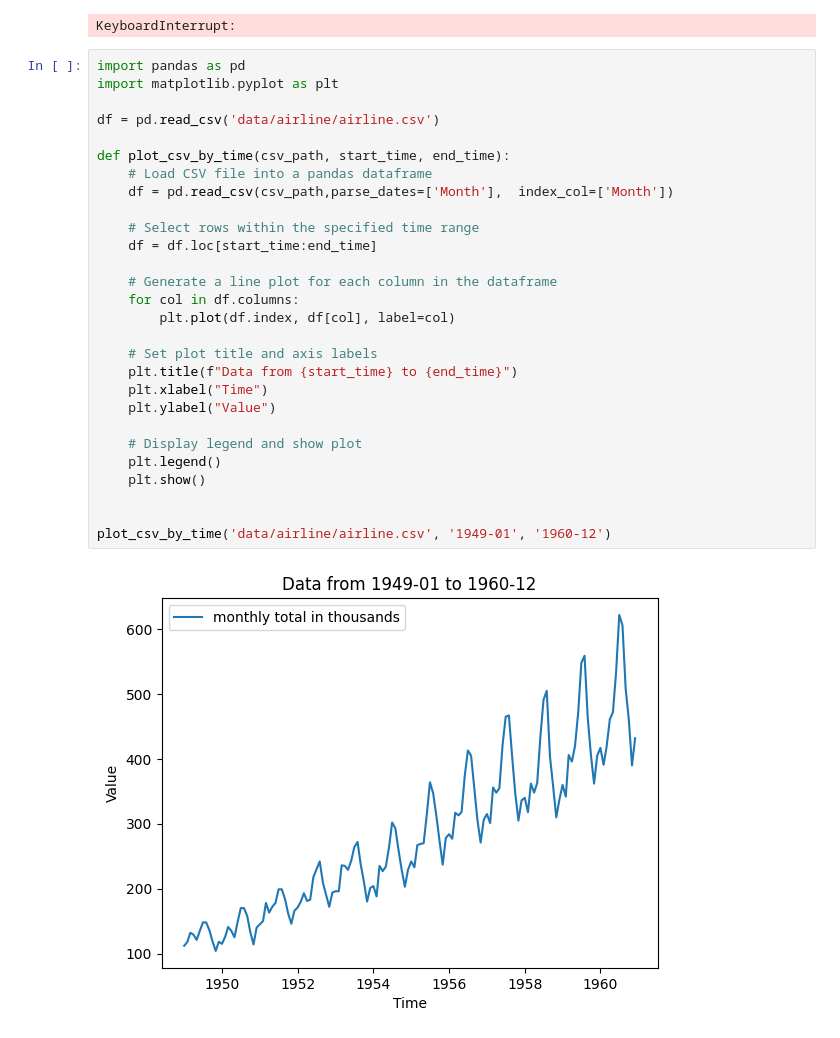
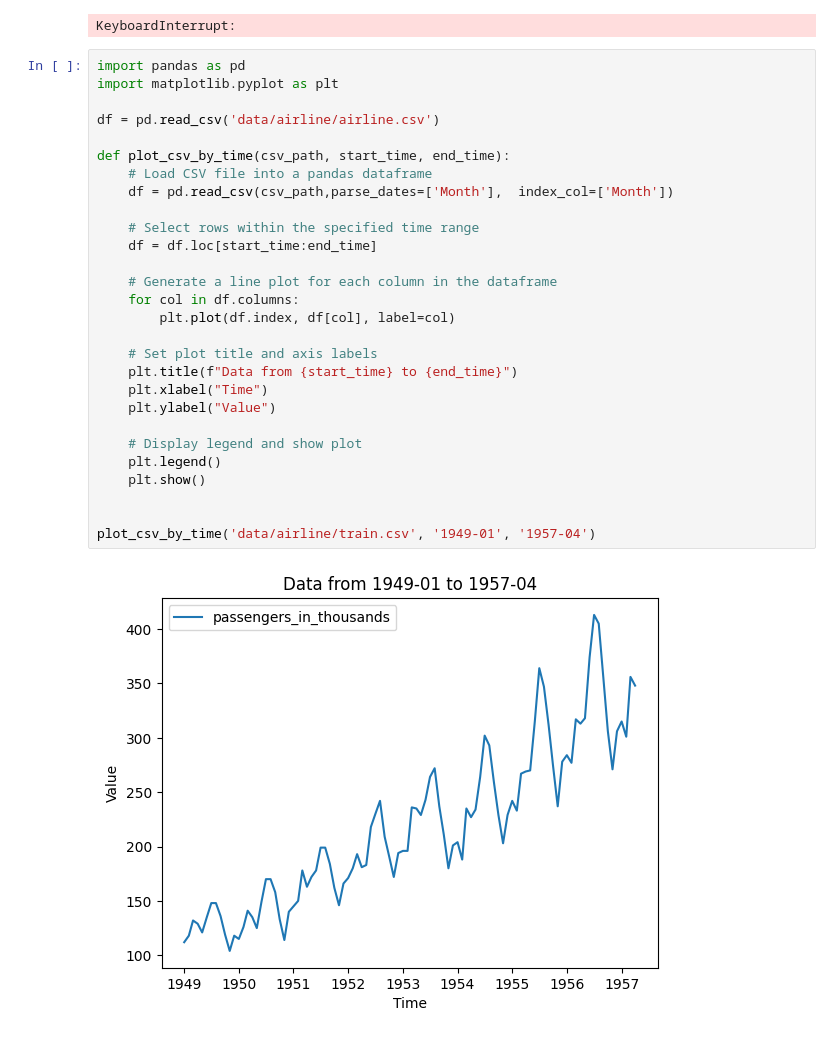
Before and after one commit to ginofft/TimeSeriesAnalysis, a Jupyter notebook: playground.ipynb, the cells around one changed output. Drawn from its saved outputs; the diff is of its cells as text.

```diff
--- a/playground.ipynb
+++ b/playground.ipynb
@@ -62,30 +62,30 @@ KeyboardInterrupt:
 # %%
 import pandas as pd
 import matplotlib.pyplot as plt
 
 df = pd.read_csv('data/airline/airline.csv')
 
 def plot_csv_by_time(csv_path, start_time, end_time):
     # Load CSV file into a pandas dataframe
     df = pd.read_csv(csv_path,parse_dates=['Month'],  index_col=['Month'])
 
     # Select rows within the specified time range
     df = df.loc[start_time:end_time]
 
     # Generate a line plot for each column in the dataframe
     for col in df.columns:
         plt.plot(df.index, df[col], label=col)
 
     # Set plot title and axis labels
     plt.title(f"Data from {start_time} to {end_time}")
     plt.xlabel("Time")
     plt.ylabel("Value")
 
     # Display legend and show plot
     plt.legend()
     plt.show()
 
 
-plot_csv_by_time('data/airline/airline.csv', '1949-01', '1960-12')
+plot_csv_by_time('data/airline/train.csv', '1949-01', '1957-04')
 # %% [output]
-[figure, old version]
+[figure, new version]
```
Also changed, not shown: parts of 4 cells of this notebook, 1 other file.
